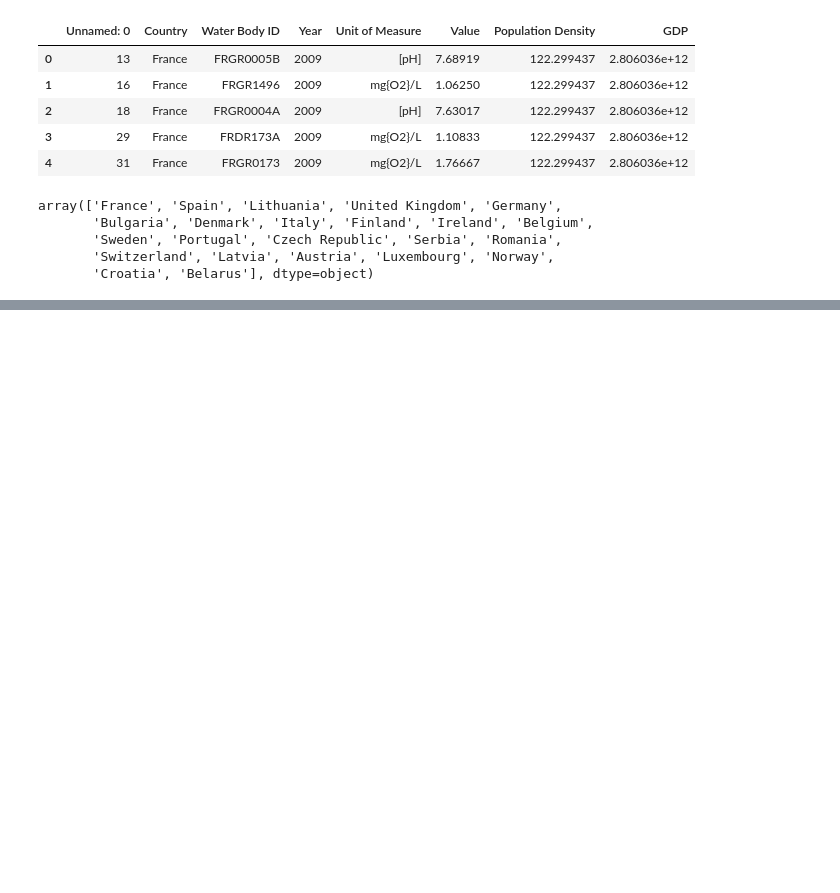
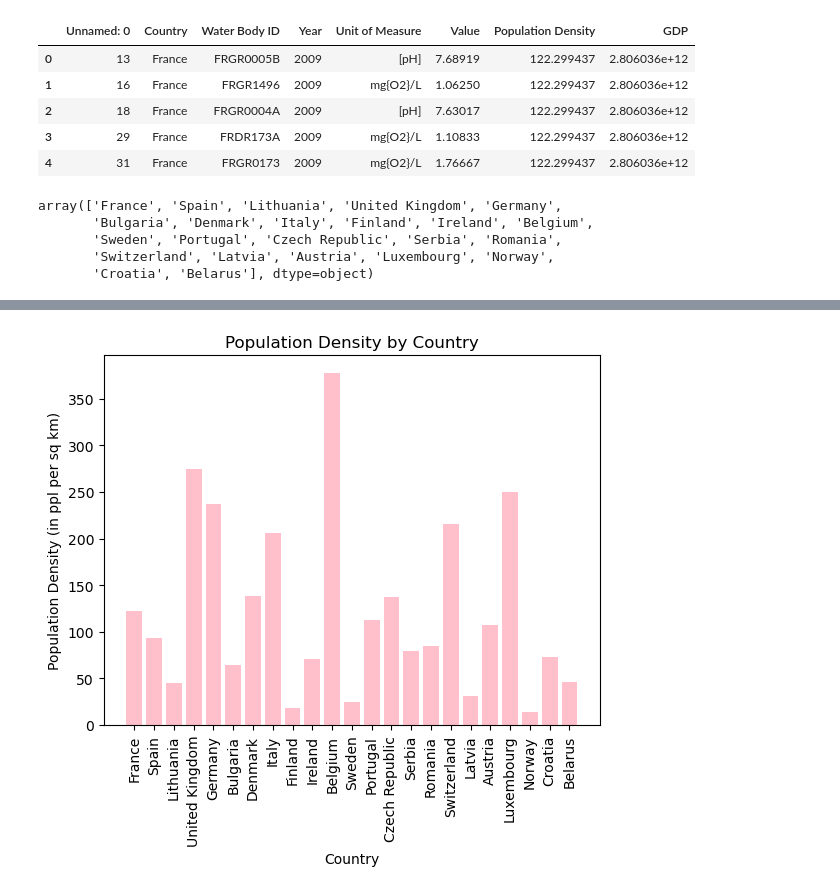
Before and after one commit to zhou0366/UMN_BootCamp_Project1_Group2, a Jupyter notebook: analysis.ipynb, the cells around one changed output, grey strips where cells are left out. Cells and saved outputs as stored; diff of their text form; code cells hidden in the pictures; blank space fills up the shorter version.

Commit message:
bar chart

```diff
--- a/analysis.ipynb
+++ b/analysis.ipynb
@@ -49,3 +63,16 @@ france_bodies = france_water.groupby('Water Body ID').count()
+# %%
+# nora
+x_axis = clean["Country"]
+y_axis = clean["Population Density"]
+
+plt.bar(x_axis, y_axis, color="pink", align="center")
+plt.xticks(rotation=90)
+plt.xlabel("Country")
+plt.ylabel("Population Density (in ppl per sq km)")
+plt.title("Population Density by Country")
+plt.show()
+# %% [output]
+[figure, added]
 # %%
 # nora
 # %%
```
Also changed, not shown: parts of 4 cells of this notebook.
